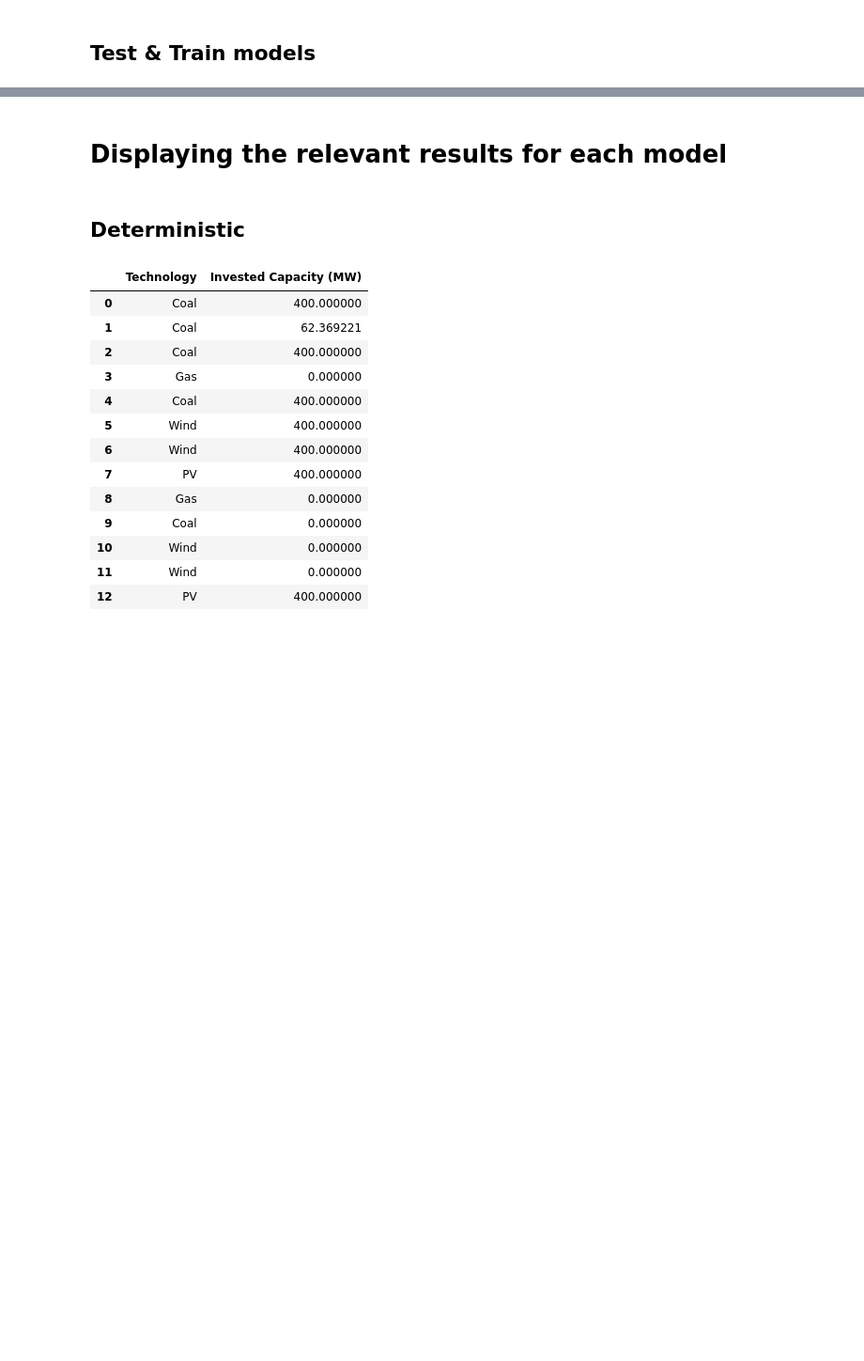
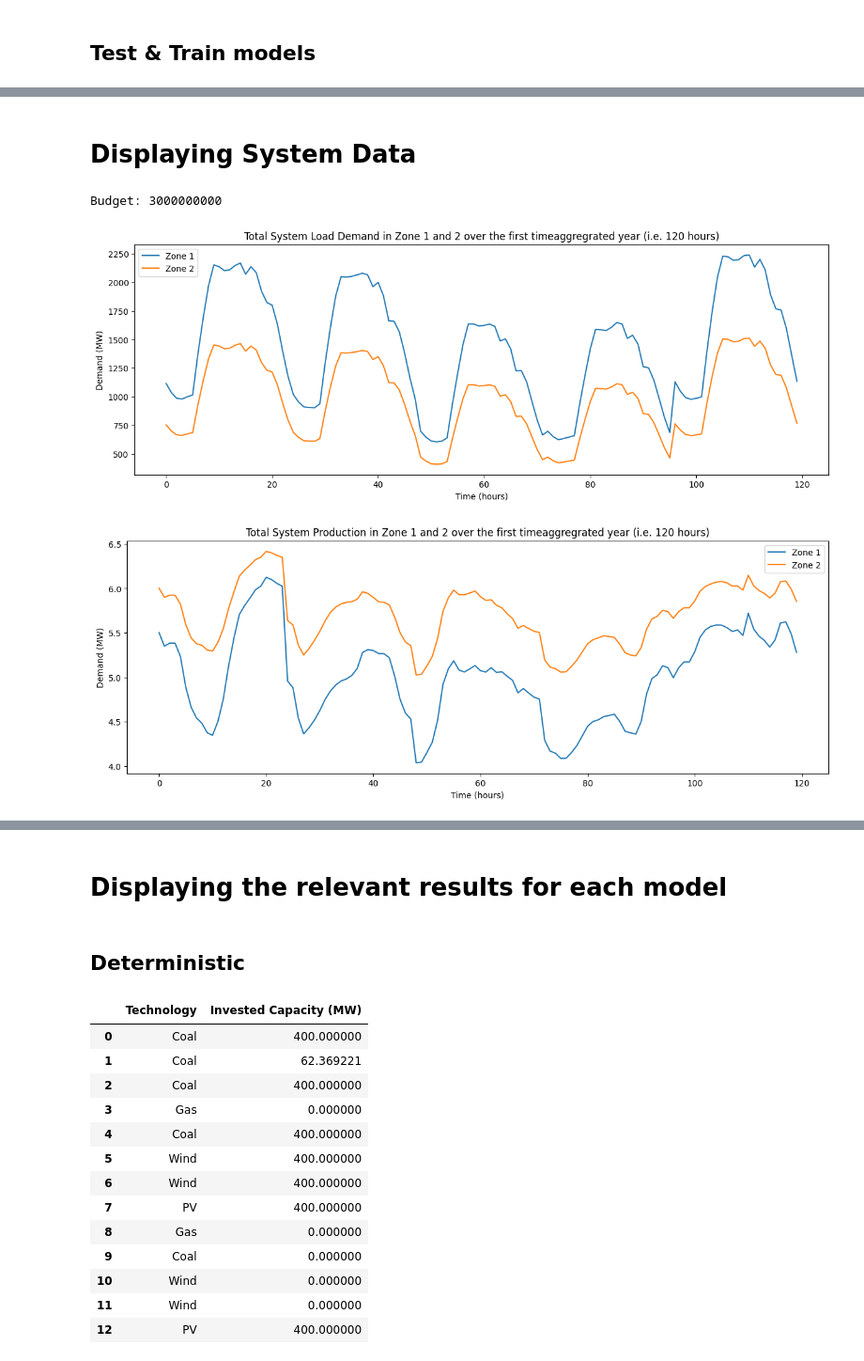
Before and after one commit to bioapfelsaft123/Opti, a Jupyter notebook: AssignmentV2/Main Code/Assignment_Class.ipynb, the cells around one changed output, grey strips where cells are left out. Shown at 94% size. Saved outputs shown, nothing was run; the diff lists cells and outputs as text; code cells hidden in the pictures; blank space fills up the shorter version.

```diff
--- a/AssignmentV2/Main Code/Assignment_Class.ipynb
+++ b/AssignmentV2/Main Code/Assignment_Class.ipynb
@@ -646,2 +527,32 @@ Solved in 0 iterations and 0.24 seconds (0.13 work units)
 Optimal objective  3.817089502e+12
 Objective Value: 3817089501740.2427
+# %% [markdown]
+# Displaying System Data
+# %%
+#Print the core results
+#Print the budget
+print('Budget:', Train_Robust.res.budget)
+
+# Plot the demand data for the first 120 hours in zone 1 by summing the demand of all uneven loads
+plt.figure(figsize=(15, 5))
+plt.plot(Train_Robust.res.Demand[:120, ::2].sum(axis=1), label='Zone 1')
+plt.plot(Train_Robust.res.Demand[:120, 1::2].sum(axis=1), label='Zone 2')
+plt.title('Total System Load Demand in Zone 1 and 2 over the first timeaggregrated year (i.e. 120 hours)')
+plt.xlabel('Time (hours)')
+plt.ylabel('Demand (MW)')
+plt.legend()
+plt.show()
+
+# Plot the demand data for the first 120 hours in zone 1 by summing the demand of all uneven loads
+plt.figure(figsize=(15, 5))
+plt.plot(Train_Robust.res.Generation[:120, ::2].sum(axis=1), label='Zone 1')
+plt.plot(Train_Robust.res.Generation[:120, 1::2].sum(axis=1), label='Zone 2')
+plt.title('Total System Production in Zone 1 and 2 over the first timeaggregrated year (i.e. 120 hours)')
+plt.xlabel('Time (hours)')
+plt.ylabel('Demand (MW)')
+plt.legend()
+plt.show()
+# %% [output]
+Budget: 3000000000
+[figure, added]
+[figure, added]
```
Also changed, not shown: parts of 26 cells of this notebook.
